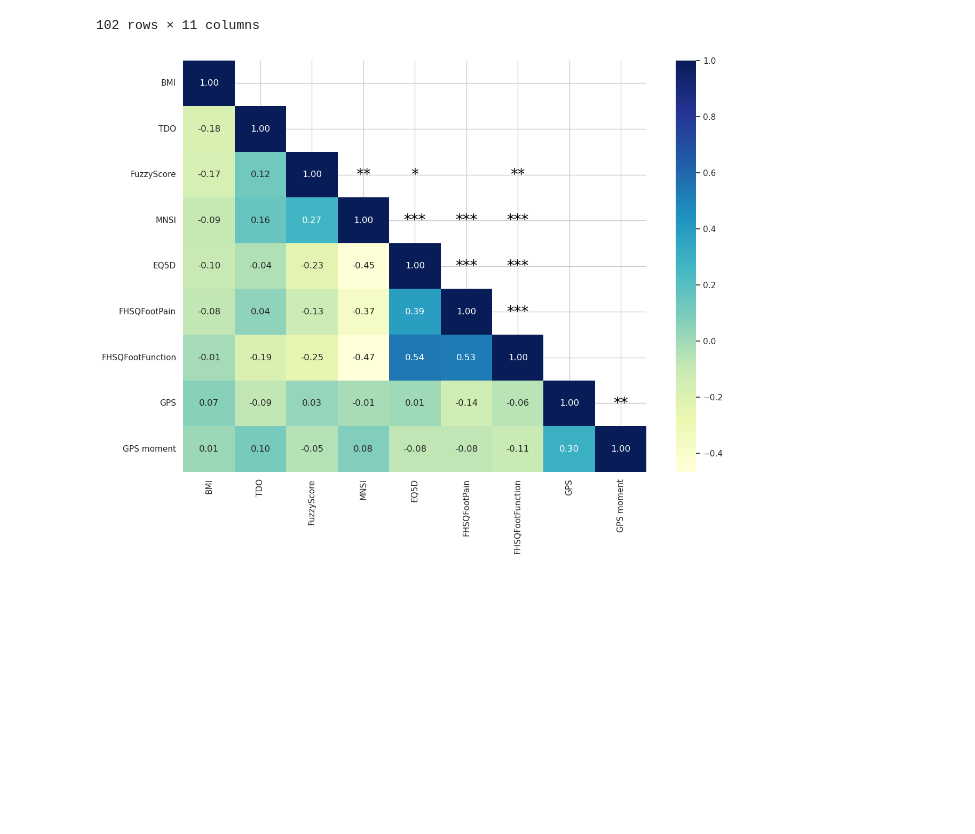
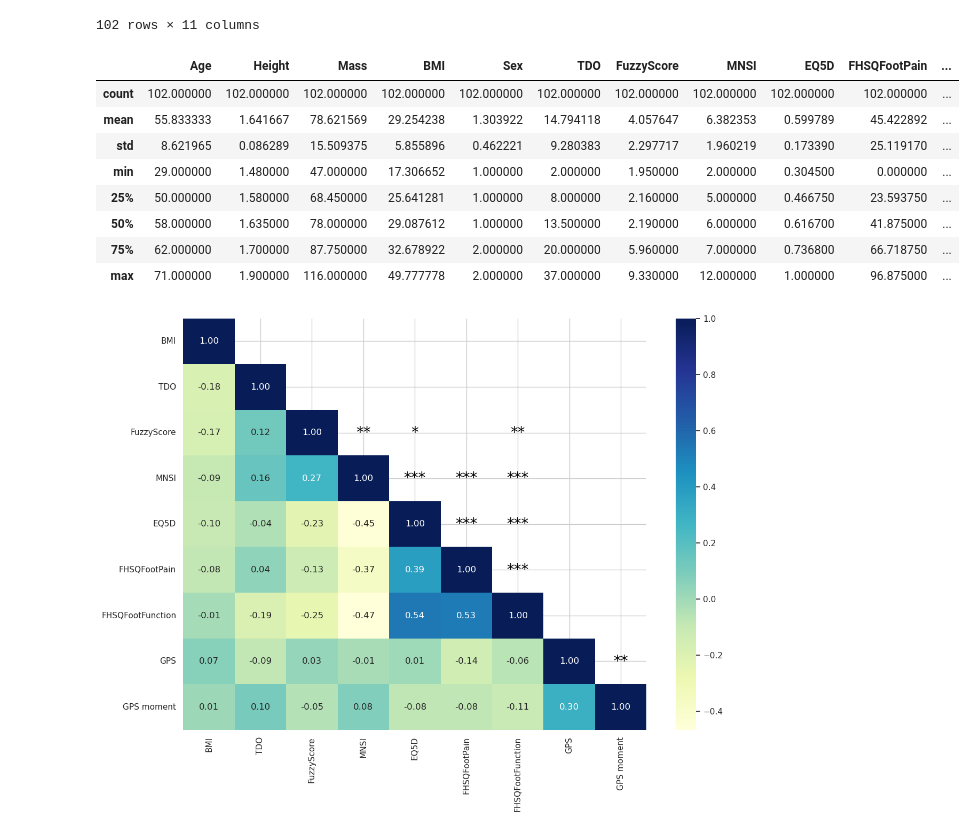
Before and after one commit to demotu/gait_score, a Jupyter notebook: notebooks/gps.ipynb, the cells around one changed output. Cells and saved outputs as stored; diff of their text form; code cells hidden in the pictures; blank space fills up the shorter version.

```diff
--- a/notebooks/gps.ipynb
+++ b/notebooks/gps.ipynb
@@ -522,6 +603,18 @@ info
 | S70 | 64 | 1.67 | 83.7 | 30.011833 | 2 | 16 | 2.16 | 4 | 0.8012 | 87.500 | ... |
 | S71 | 52 | 1.68 | 82.0 | 29.053288 | 1 | 10 | 5.81 | 5 | 0.4746 | 66.875 | ... |
 102 rows × 11 columns
+# %%
+info.describe()
+# %% [output]
+|  | Age | Height | Mass | BMI | Sex | TDO | FuzzyScore | MNSI | EQ5D | FHSQFootPain | ... |
+| count | 102.000000 | 102.000000 | 102.000000 | 102.000000 | 102.000000 | 102.000000 | 102.000000 | 102.000000 | 102.000000 | 102.000000 | ... |
+| mean | 55.833333 | 1.641667 | 78.621569 | 29.254238 | 1.303922 | 14.794118 | 4.057647 | 6.382353 | 0.599789 | 45.422892 | ... |
+| std | 8.621965 | 0.086289 | 15.509375 | 5.855896 | 0.462221 | 9.280383 | 2.297717 | 1.960219 | 0.173390 | 25.119170 | ... |
+| min | 29.000000 | 1.480000 | 47.000000 | 17.306652 | 1.000000 | 2.000000 | 1.950000 | 2.000000 | 0.304500 | 0.000000 | ... |
+| 25% | 50.000000 | 1.580000 | 68.450000 | 25.641281 | 1.000000 | 8.000000 | 2.160000 | 5.000000 | 0.466750 | 23.593750 | ... |
+| 50% | 58.000000 | 1.635000 | 78.000000 | 29.087612 | 1.000000 | 13.500000 | 2.190000 | 6.000000 | 0.616700 | 41.875000 | ... |
+| 75% | 62.000000 | 1.700000 | 87.750000 | 32.678922 | 2.000000 | 20.000000 | 5.960000 | 7.000000 | 0.736800 | 66.718750 | ... |
+| max | 71.000000 | 1.900000 | 116.000000 | 49.777778 | 2.000000 | 37.000000 | 9.330000 | 12.000000 | 1.000000 | 96.875000 | ... |
 # %%
 df = pd.concat([info[['BMI', 'TDO', 'FuzzyScore', 'MNSI', 'EQ5D', 'FHSQFootPain', 'FHSQFootFunction']],
                 gvs_all[['GPS', 'GPS moment']]], axis=1)
```
Also changed, not shown: parts of 7 cells of this notebook.
